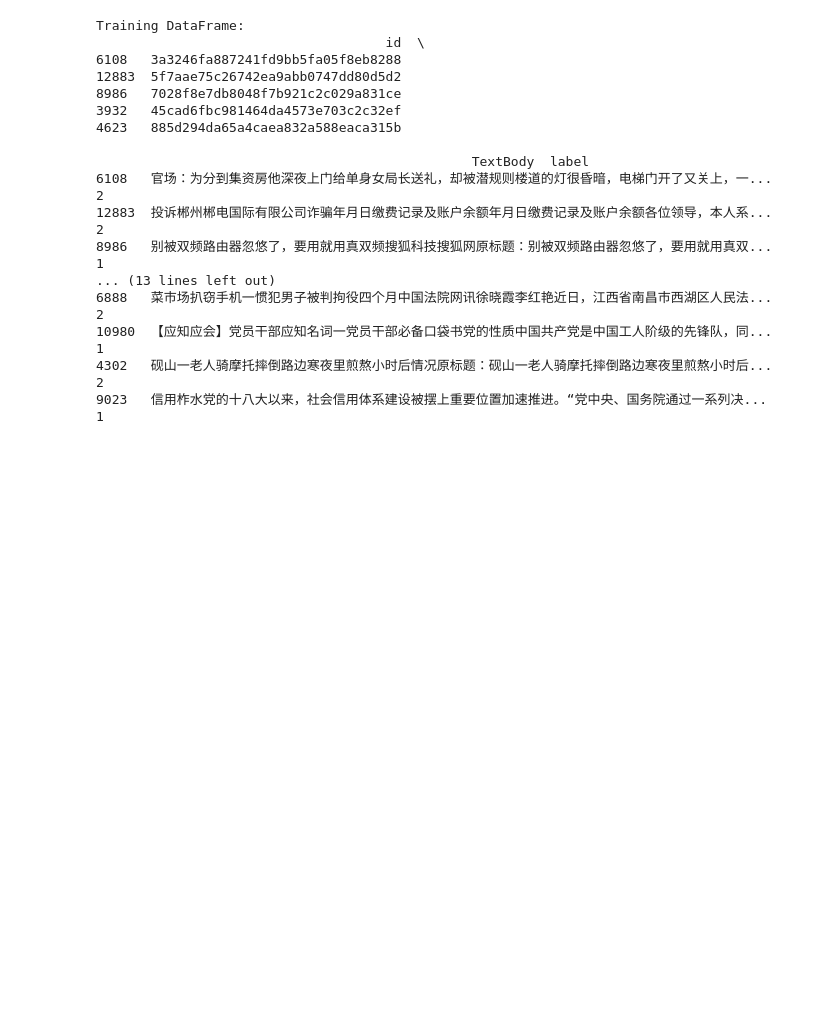
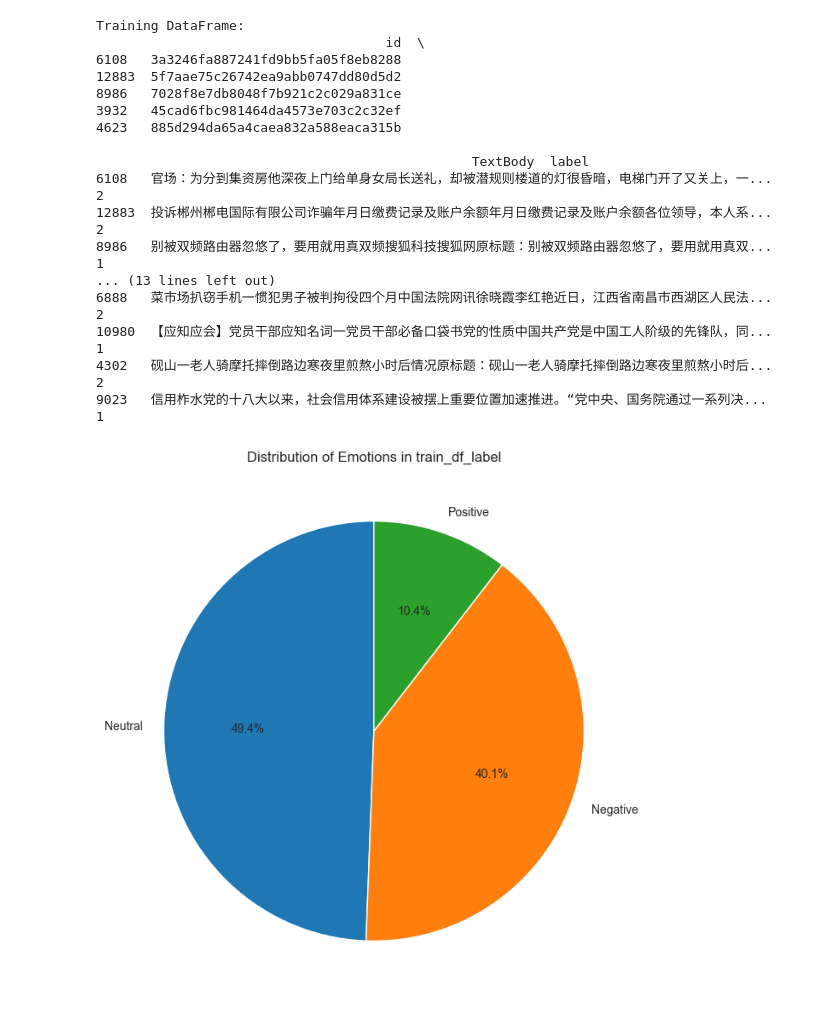
Before and after one commit to allisontong/179, a Jupyter notebook: Data Process/004 Split Train into Train & Eval.ipynb, the cells around one changed output. Saved outputs shown, nothing was run; the diff lists cells and outputs as text; code cells hidden in the pictures; blank space fills up the shorter version.

```diff
--- a/Data Process/004 Split Train into Train & Eval.ipynb
+++ b/Data Process/004 Split Train into Train & Eval.ipynb
@@ -43,3 +47,12 @@ Training DataFrame:
+# %%
+label_counts = train_df_label['label'].value_counts()
+emotion_labels = ['Positive', 'Neutral', 'Negative']
+plt.figure(figsize=(8, 8))  # Set the figure size as needed
+plt.pie(label_counts, labels=[emotion_labels[i] for i in label_counts.index], autopct='%1.1f%%', startangle=90)
+plt.title('Distribution of Emotions in train_df_label')
+plt.show()
+# %% [output]
+[figure, added]
 # %%
 train.to_csv("~/Desktop/Spring 2024/POLI179/poli 179 data/People's daily/Train/TRAIN.csv")
 # %%
```
Also changed, not shown: parts of 2 cells of this notebook.
